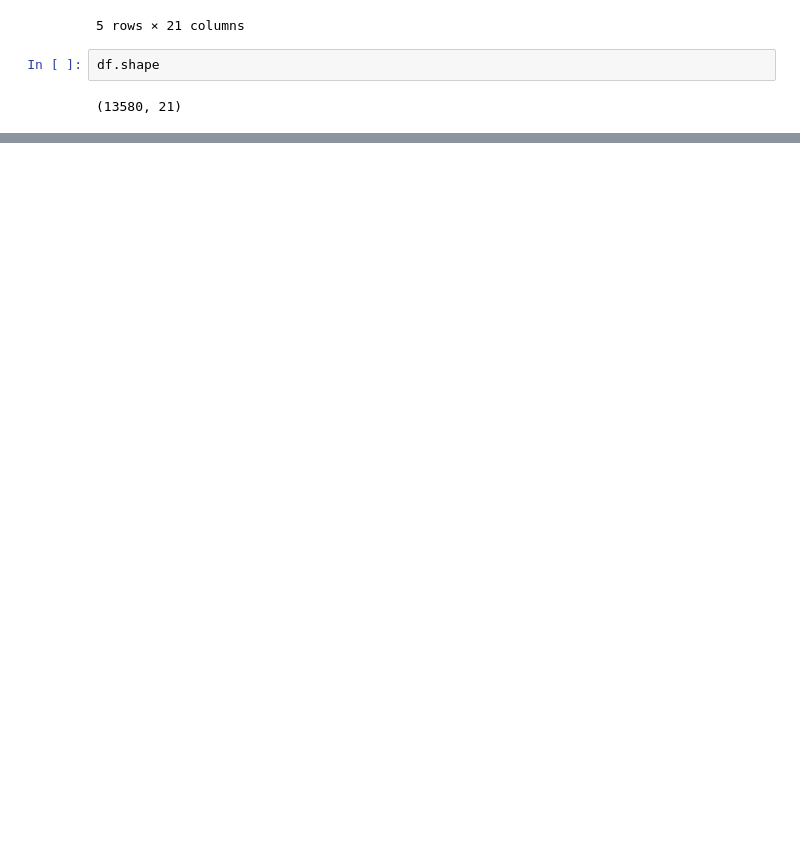
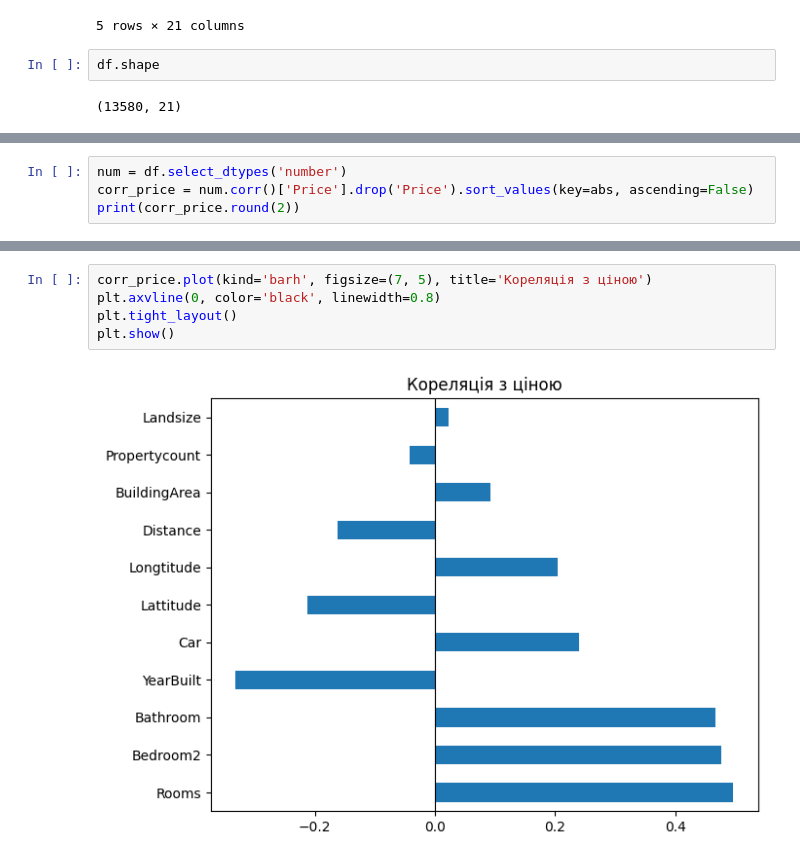
Before and after one commit to NatalieAleksandrova2026/Melbourne-housing-DTA, a Jupyter notebook: notebooks/melbourne_housing.ipynb, the cells around one changed output, grey strips where cells are left out. Saved outputs shown, nothing was run; the diff lists cells and outputs as text; blank space fills up the shorter version.

```diff
--- a/notebooks/melbourne_housing.ipynb
+++ b/notebooks/melbourne_housing.ipynb
@@ -36,0 +265,4 @@ df.shape
+# %%
+num = df.select_dtypes('number')
+corr_price = num.corr()['Price'].drop('Price').sort_values(key=abs, ascending=False)
+print(corr_price.round(2))
@@ -36,0 +282,7 @@ df.shape
+# %%
+corr_price.plot(kind='barh', figsize=(7, 5), title='Кореляція з ціною')
+plt.axvline(0, color='black', linewidth=0.8)
+plt.tight_layout()
+plt.show()
+# %% [output]
+[figure, added]
```
Also changed, not shown: parts of 35 cells of this notebook.
